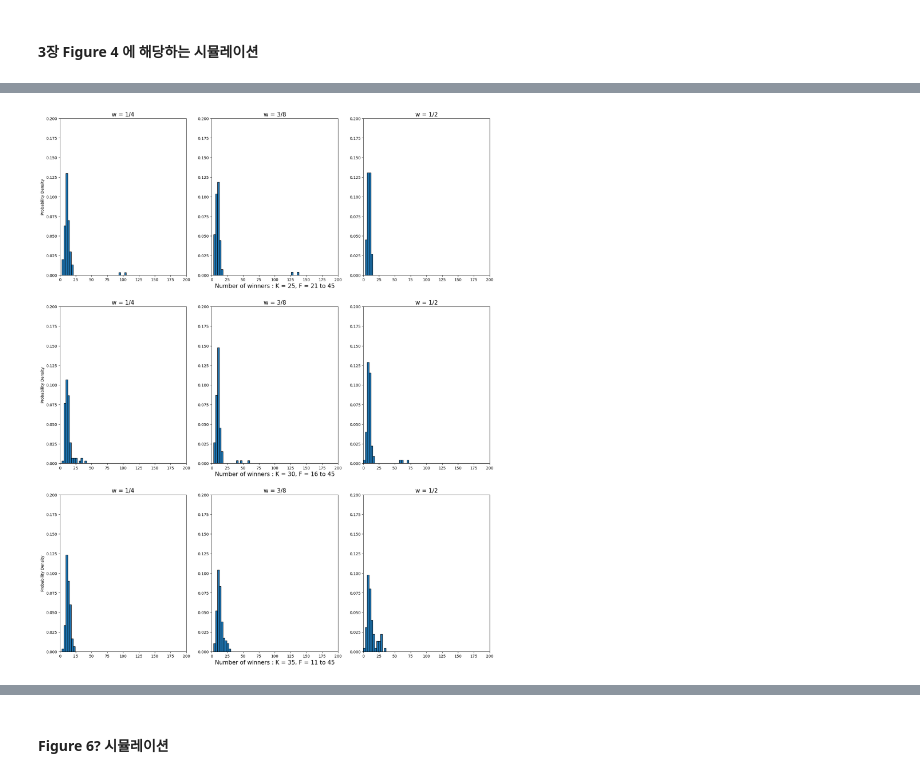
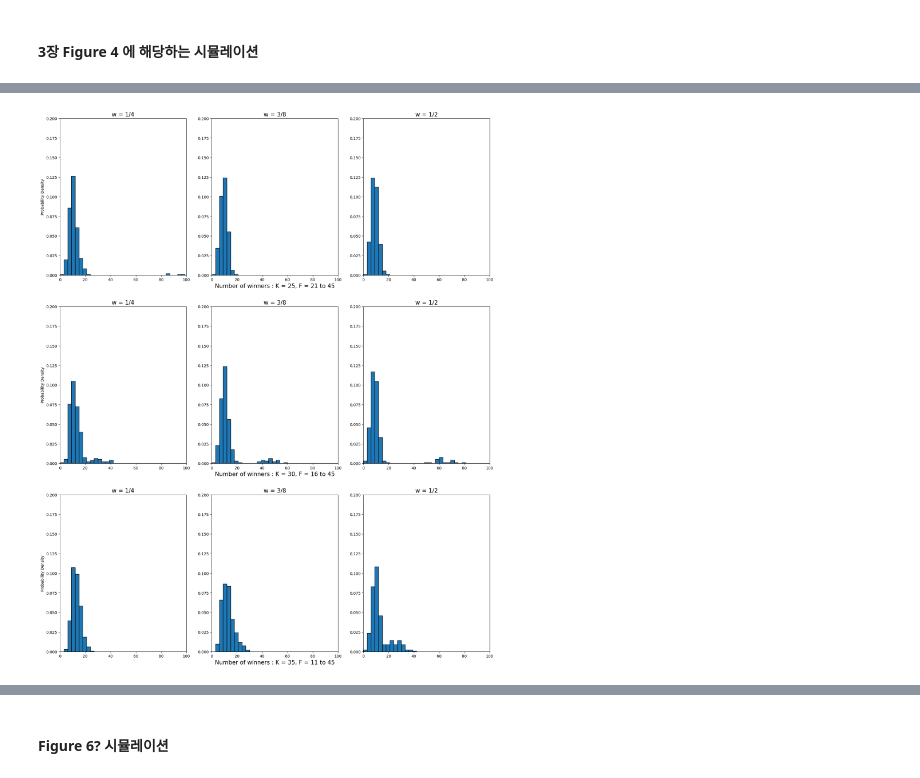
Before and after one commit to woozins/lottery, a Jupyter notebook: lottery_distribute/lottery_secret_code.ipynb, the cells around one changed output, grey strips where cells are left out. Drawn from its saved outputs; the diff is of its cells as text; code cells hidden in the pictures.

```diff
--- a/lottery_distribute/lottery_secret_code.ipynb
+++ b/lottery_distribute/lottery_secret_code.ipynb
@@ -327,6 +327,6 @@ for k, data in enumerate(datas):
         ax[k, i].set_title(f"w = {titles[i]}", fontsize = 15)
         ax[k, 1].set_xlabel(f'Number of winners : {xlabels[k]}', fontsize = 15)
         ax[k, 0].set_ylabel('Probability Density')
-        ax[k, i].set_xlim(0,200)
+        ax[k, i].set_xlim(0,100)
         ax[k, i].set_ylim(0, 0.2)
 # %% [output]
@@ -370,17 +390,17 @@ data25_pivoted_diffF = pd.pivot(data = data25_diffF, index = 'd', columns='weigh
 # %%
 titles = ['1/4', '3/8', '1/2']
 datas = [data25_pivoted_diffF, data30_pivoted_diffF, data35_pivoted_diffF]
 xlabels = ['K = 25, F = 21 to 45', 'K = 30, F = 16 to 45', 'K = 35, F = 11 to 45']
 fig, ax = plt.subplots(3,3, figsize = (20,25))
 
 bins = np.arange(0,200,3)
 for k, data in enumerate(datas):
     for i, column in enumerate(data.columns):
         ax[k, i].hist(x = data[column], bins=bins, density = True, edgecolor = 'black')
         ax[k, i].set_title(f"w = {titles[i]}", fontsize = 15)
         ax[k, 1].set_xlabel(f'Number of winners : {xlabels[k]}', fontsize= 15)
         ax[k, 0].set_ylabel('Probability Density')
-        ax[k, i].set_xlim(0,200)
+        ax[k, i].set_xlim(0,100)
         ax[k, i].set_ylim(0, 0.2)
 # %% [output]
-[figure, old version]
+[figure, new version]
```
Also changed, not shown: parts of 7 cells of this notebook, 5 other files.
